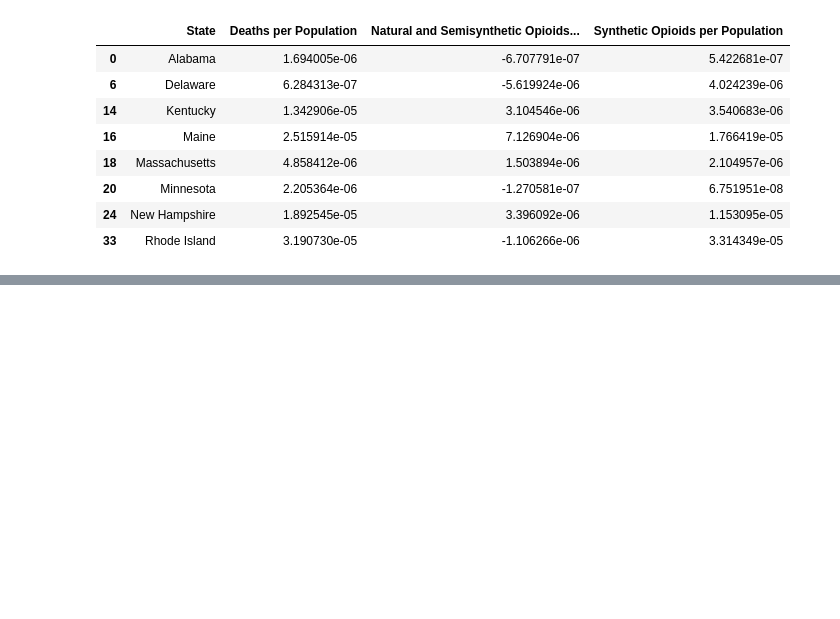
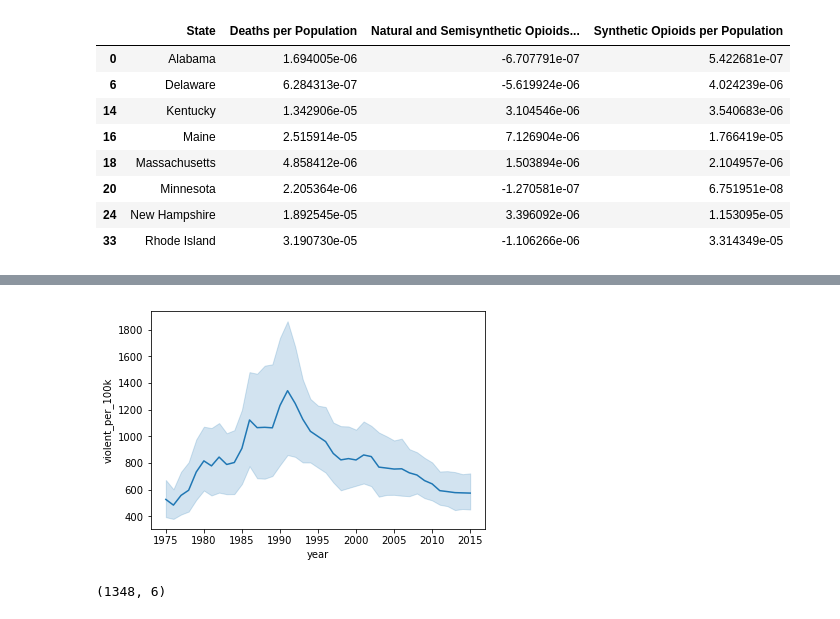
Before and after one commit to displaced-lobster/BDC2019, a Jupyter notebook: Colorado.ipynb, the cells around one changed output, grey strips where cells are left out. Saved outputs shown, nothing was run; the diff lists cells and outputs as text; code cells hidden in the pictures; blank space fills up the shorter version.

```diff
--- a/Colorado.ipynb
+++ b/Colorado.ipynb
@@ -704,0 +855,10 @@ df_growth[df_growth['Synthetic Opioids per Population'] > df_growth['Natural and
+# %%
+sns.lineplot(x='year', y='violent_per_100k', data=crime_sub[crime_sub['State'] == 'Texas'])
+plt.show()
+# %% [output]
+[figure, added]
+# %%
+crime_sub = crime_sub[crime_sub['year'] > 1995]
+crime_sub.shape
+# %% [output]
+(1348, 6)
```
Also changed, not shown: parts of 71 cells of this notebook.
